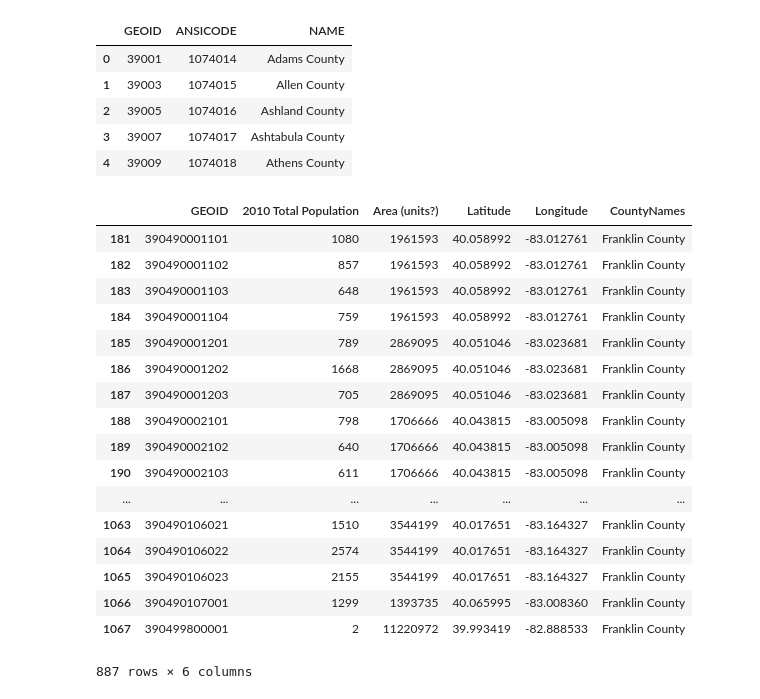
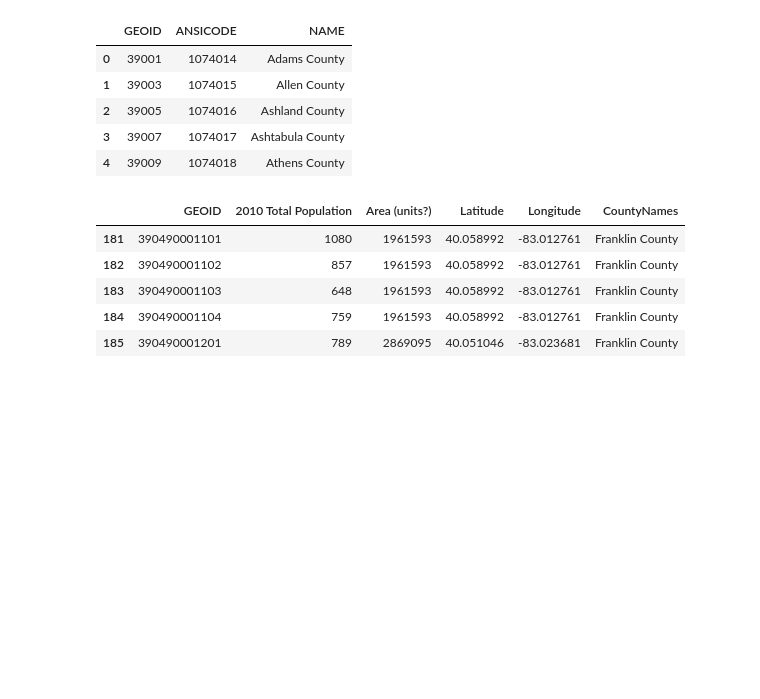
Before and after one commit to data-x-sp19/EVAC, a Jupyter notebook: PT_data.ipynb, the cells around one changed output. Saved outputs shown, nothing was run; the diff lists cells and outputs as text; code cells hidden in the pictures; blank space fills up the shorter version.

Commit message:
Starting process to visualize data

```diff
--- a/PT_data.ipynb
+++ b/PT_data.ipynb
@@ -107,23 +109,12 @@ ohio_population_data["CountyNames"] = pd.Series(county_df.NAME.values, index=ohi
 # %%
 # Columbus is in Franklin County
 grouped_population_data = ohio_population_data.groupby(["CountyNames"])
-grouped_population_data.get_group("Franklin County")
+franklin_county_data = grouped_population_data.get_group("Franklin County")
+franklin_county_data.head()
 # %% [output]
 |  | GEOID | 2010 Total Population | Area (units?) | Latitude | Longitude | CountyNames |
 | 181 | 390490001101 | 1080 | 1961593 | 40.058992 | -83.012761 | Franklin County |
 | 182 | 390490001102 | 857 | 1961593 | 40.058992 | -83.012761 | Franklin County |
 | 183 | 390490001103 | 648 | 1961593 | 40.058992 | -83.012761 | Franklin County |
 | 184 | 390490001104 | 759 | 1961593 | 40.058992 | -83.012761 | Franklin County |
 | 185 | 390490001201 | 789 | 2869095 | 40.051046 | -83.023681 | Franklin County |
-| 186 | 390490001202 | 1668 | 2869095 | 40.051046 | -83.023681 | Franklin County |
-| 187 | 390490001203 | 705 | 2869095 | 40.051046 | -83.023681 | Franklin County |
-| 188 | 390490002101 | 798 | 1706666 | 40.043815 | -83.005098 | Franklin County |
-| 189 | 390490002102 | 640 | 1706666 | 40.043815 | -83.005098 | Franklin County |
-| 190 | 390490002103 | 611 | 1706666 | 40.043815 | -83.005098 | Franklin County |
-| ... | ... | ... | ... | ... | ... | ... |
-| 1063 | 390490106021 | 1510 | 3544199 | 40.017651 | -83.164327 | Franklin County |
-| 1064 | 390490106022 | 2574 | 3544199 | 40.017651 | -83.164327 | Franklin County |
-| 1065 | 390490106023 | 2155 | 3544199 | 40.017651 | -83.164327 | Franklin County |
-| 1066 | 390490107001 | 1299 | 1393735 | 40.065995 | -83.008360 | Franklin County |
-| 1067 | 390499800001 | 2 | 11220972 | 39.993419 | -82.888533 | Franklin County |
-887 rows × 6 columns
```
Also changed, not shown: parts of 4 cells of this notebook.
